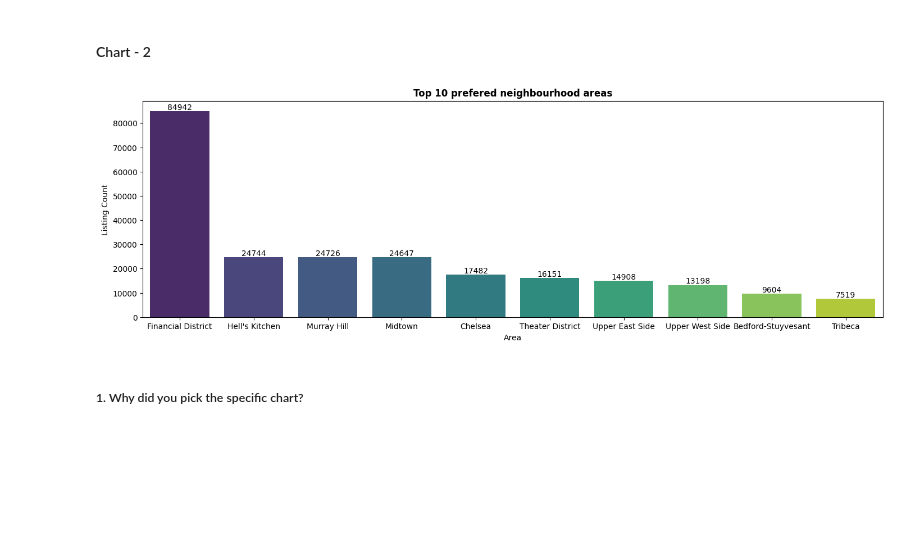
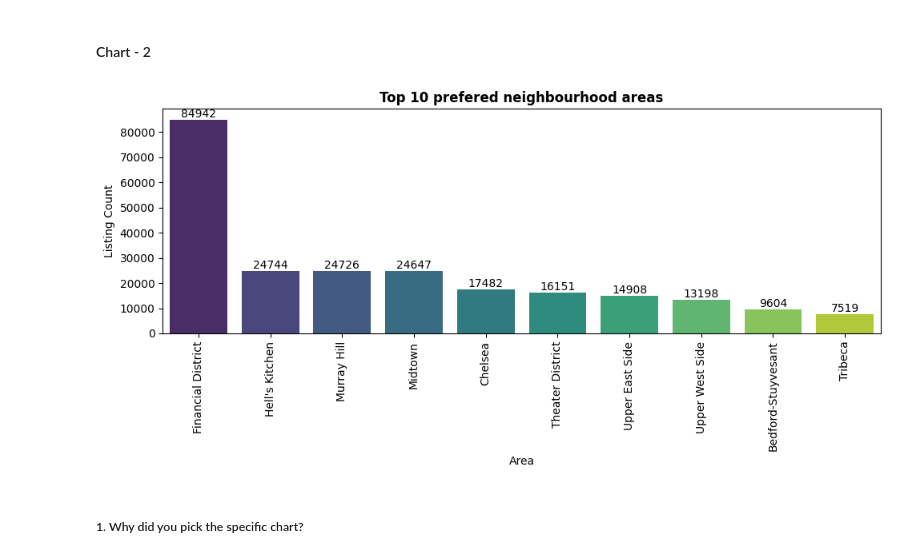
Before and after one commit to vibha-sanghani/EDA-AirBnb-Bookings-Analysis, a Jupyter notebook: Vibha_EDA_Airbnb.ipynb, the cells around one changed output. Cells and saved outputs as stored; diff of their text form; code cells hidden in the pictures; blank space fills up the shorter version.

```diff
--- a/Vibha_EDA_Airbnb.ipynb
+++ b/Vibha_EDA_Airbnb.ipynb
@@ -877,23 +877,26 @@ Yes, the insights gained from this chart can help create a positive business imp
 # %%
 # Chart - 2 visualization code : Bar Chart
 # As now we are having the price ranges with the most listings let us check the neighbourhoods with the most listings.
 
 # Sort the data by 'Listing Count' in descending order and take the top 10 rows
 df_top_10 = df_area.sort_values(by='Listing Count', ascending=False).head(10)
 # Set up the figure
-plt.figure(figsize=(17, 5))
+plt.figure(figsize=(10, 5))
 # Define the color palette
 # colors = ['red', 'blue', 'green', 'orange', 'purple', 'pink', 'cyan', 'brown', 'yellow', 'gray']
 sns.barplot(data=df_top_10,x='Area',y='Listing Count',hue='Area',palette='viridis',legend=False)
 plt.xlabel('Area')
+plt.xticks(rotation=90)
 plt.ylabel('Listing Count')
 plt.title('Top 10 prefered neighbourhood areas',fontdict={'fontweight': 'bold', 'fontsize': 12})
 # Add data labels
 for x,y in zip(df_top_10['Area'],df_top_10['Listing Count']):
     plt.text(x,y,y,ha='center',va='bottom',fontsize=10)
+
+plt.tight_layout()
 plt.show()
 # %% [output]
-[figure, old version]
+[figure, new version]
 # %% [markdown]
 ##### 1. Why did you pick the specific chart?
 # %% [markdown]
```
Also changed, not shown: parts of 8 cells of this notebook.
